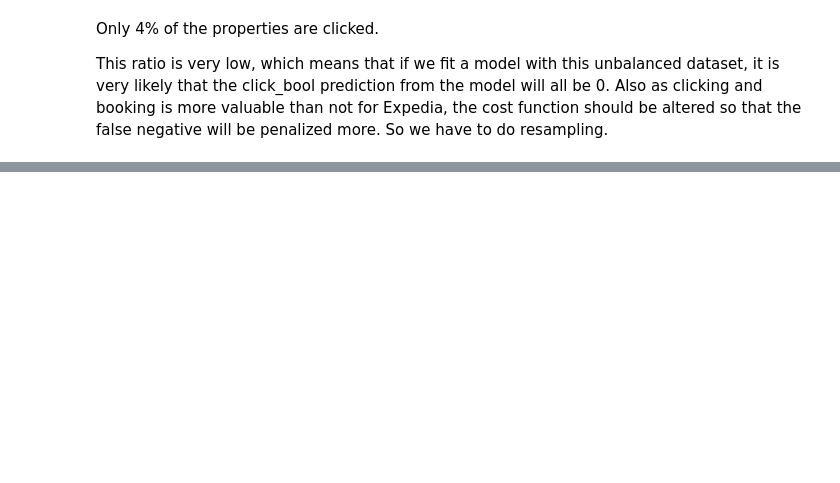
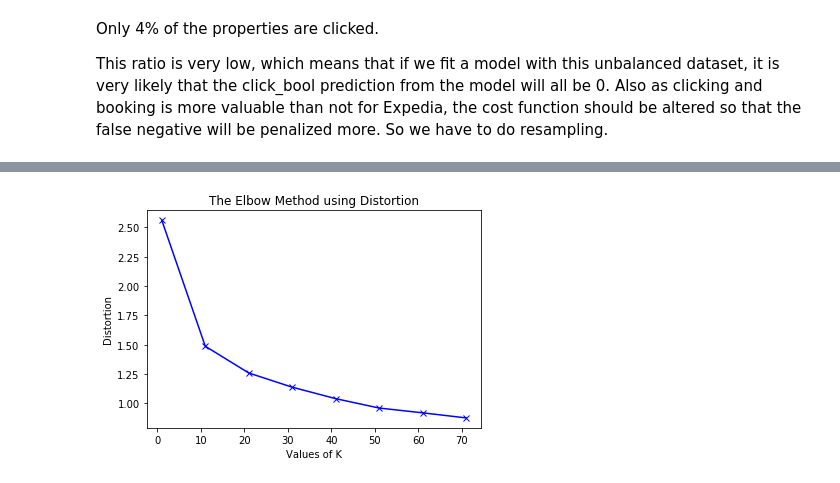
Before and after one commit to YikunLiu0801/Classification-Users-Behavior-Analytics, a Jupyter notebook: Yikun Liu_Data Science Project.ipynb, the cells around one changed output, grey strips where cells are left out. Drawn from its saved outputs; the diff is of its cells as text; code cells hidden in the pictures; blank space fills up the shorter version.

```diff
--- a/Yikun Liu_Data Science Project.ipynb
+++ b/Yikun Liu_Data Science Project.ipynb
@@ -431,0 +190,4 @@ The model selected is the __random forest tree__, with a recall of 0.78 and a sp
+# %%
+x = expe.iloc[:,:19]
+y_c = expe.iloc[:,19]
+y_b = expe.iloc[:,20]
@@ -431,0 +196,6 @@ The model selected is the __random forest tree__, with a recall of 0.78 and a sp
+# %%
+visitor = StandardScaler().fit_transform(x[feature_vis])
+hotel = StandardScaler().fit_transform(x[feature_hot])
+# %%
+visitor = pd.DataFrame(visitor,columns = feature_vis)
+visitor
@@ -431,0 +218,11 @@ The model selected is the __random forest tree__, with a recall of 0.78 and a sp
+# %%
+distortions = []
+
+K = range(1,80,10)
+
+for k in K:
+    #Building and fitting the model
+    vis_cluster = KMeans(n_clusters=k).fit(visitor)
+    distortions.append(sum(np.min(cdist(visitor, vis_cluster.cluster_centers_,
+                      'euclidean'),axis=1)) / visitor.shape[0])
+    print(k)
@@ -431,0 +238,8 @@ The model selected is the __random forest tree__, with a recall of 0.78 and a sp
+# %%
+plt.plot(K, distortions, 'bx-')
+plt.xlabel('Values of K')
+plt.ylabel('Distortion')
+plt.title('The Elbow Method using Distortion')
+plt.show()
+# %% [output]
+[figure, added]
```
Also changed, not shown: parts of 130 cells of this notebook, 1 other file.
